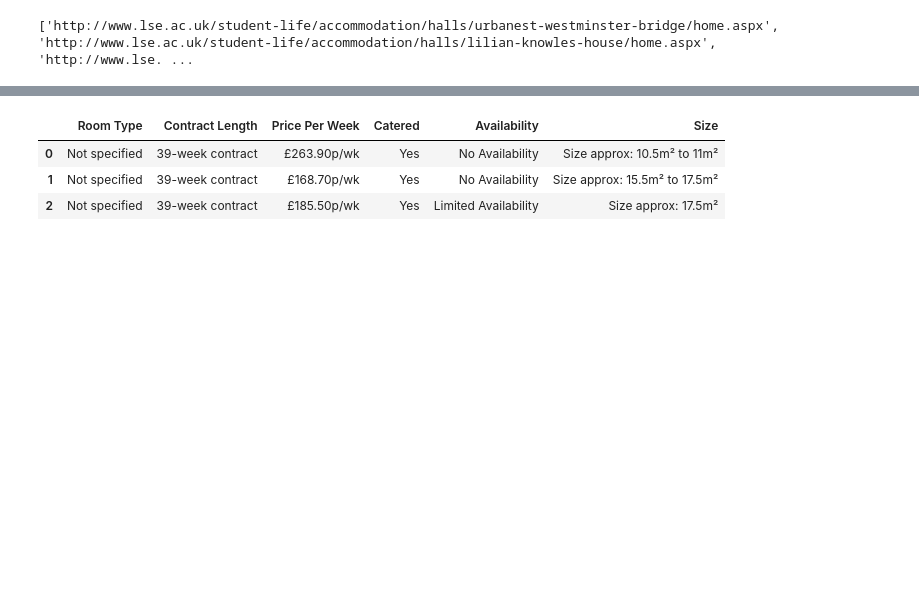
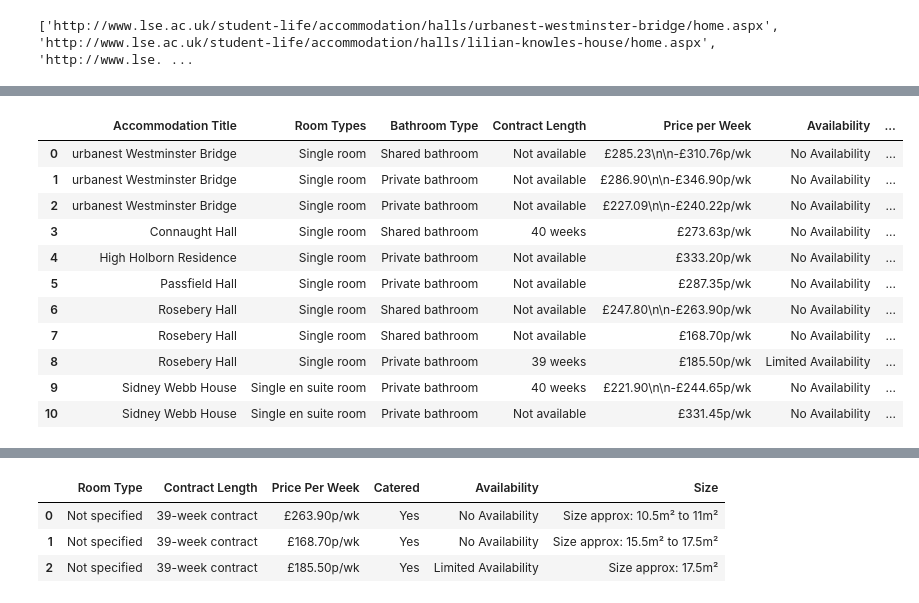
Before and after one commit to datadabbler23/ST115-Final-Project, a Jupyter notebook: Room information.ipynb, the cells around one changed output, grey strips where cells are left out. Drawn from its saved outputs; the diff is of its cells as text; code cells hidden in the pictures; blank space fills up the shorter version.

```diff
--- a/Room information.ipynb
+++ b/Room information.ipynb
@@ -25,0 +98,82 @@ print(all_hyperlinks)
+# %%
+from bs4 import BeautifulSoup
+import requests
+import pandas as pd
+import re
+
+
+
+all_data = []  # List to store data from all URLs
+
+for url in all_hyperlinks:
+    try:
+        response = requests.get(url)
+        response.raise_for_status()
+        soup = BeautifulSoup(response.text, 'html.parser')
+
+
+        accommodation_title_element = soup.find('h1', class_='heroBanner__title')
+        accommodation_title = accommodation_title_element.get_text(strip=True) if accommodation_title_element else "Title Not Found"
+
+        h2_tags = []
+        p_tags = []
+
+        rooms_divs = soup.find_all('div', class_='rooms')
+        for div in rooms_divs:
+            h2_tags.extend([h2.get_text(strip=True) for h2 in div.find_all('h2')])
+            p_tags.extend([p.get_text(strip=True) for p in div.find_all('p')])
+
+        shared_rooms = []
+        private_room = []
+
+        for item in p_tags:
+            if item in ["Shared bathroom", "Private bathroom"] and private_room:
+                shared_rooms.append(private_room)
+                private_room = [item]
+            else:
+                private_room.append(item)
+
+        if private_room:
+            shared_rooms.append(private_room)
+
+        for room in shared_rooms:
+            if len(room) >= 8:
+                contract_info = room[5]
+                cost_match = re.search(r"Contract cost:\s*£([\d,\.]+)", contract_info)
+                length_match = re.search(r"Contract length:\s*(\d+)\s*weeks", contract_info)
+
+                contract_cost = cost_match.group(1) if cost_match else "Not available"
+                contract_length = length_match.group(1) + " weeks" if length_match else "Not available"
+
+                room_dict = {
+                    "Accommodation Title": accommodation_title,
+                    "Room Types": h2_tags[0] if h2_tags else "Not specified",
+                    "Bathroom Type": room[0],
+                    "Contract Length": contract_length,
+                    "Price per Week": room[2],
+                    "Availability": room[4],
+                    "Contract Cost": contract_cost,
+                    "Size and Details": room[6]
+                }
+                all_data.append(room_dict)
+
+    except Exception as e:
+        print(f"An error occurred while scraping {url}: {e}")
+
+
+df_all_rooms = pd.DataFrame(all_data)
+
+df_all_rooms
+# %% [output]
+|  | Accommodation Title | Room Types | Bathroom Type | Contract Length | Price per Week | Availability | ... |
+| 0 | urbanest Westminster Bridge | Single room | Shared bathroom | Not available | £285.23\n\n-£310.76p/wk | No Availability | ... |
+| 1 | urbanest Westminster Bridge | Single room | Private bathroom | Not available | £286.90\n\n-£346.90p/wk | No Availability | ... |
+| 2 | urbanest Westminster Bridge | Single room | Private bathroom | Not available | £227.09\n\n-£240.22p/wk | No Availability | ... |
+| 3 | Connaught Hall | Single room | Shared bathroom | 40 weeks | £273.63p/wk | No Availability | ... |
+| 4 | High Holborn Residence | Single room | Private bathroom | Not available | £333.20p/wk | No Availability | ... |
+| 5 | Passfield Hall | Single room | Private bathroom | Not available | £287.35p/wk | No Availability | ... |
+| 6 | Rosebery Hall | Single room | Shared bathroom | Not available | £247.80\n\n-£263.90p/wk | No Availability | ... |
+| 7 | Rosebery Hall | Single room | Shared bathroom | Not available | £168.70p/wk | No Availability | ... |
+| 8 | Rosebery Hall | Single room | Private bathroom | 39 weeks | £185.50p/wk | Limited Availability | ... |
+| 9 | Sidney Webb House | Single en suite room | Private bathroom | 40 weeks | £221.90\n\n-£244.65p/wk | No Availability | ... |
+| 10 | Sidney Webb House | Single en suite room | Private bathroom | Not available | £331.45p/wk | No Availability | ... |
```
Also changed, not shown: parts of 10 cells of this notebook.
